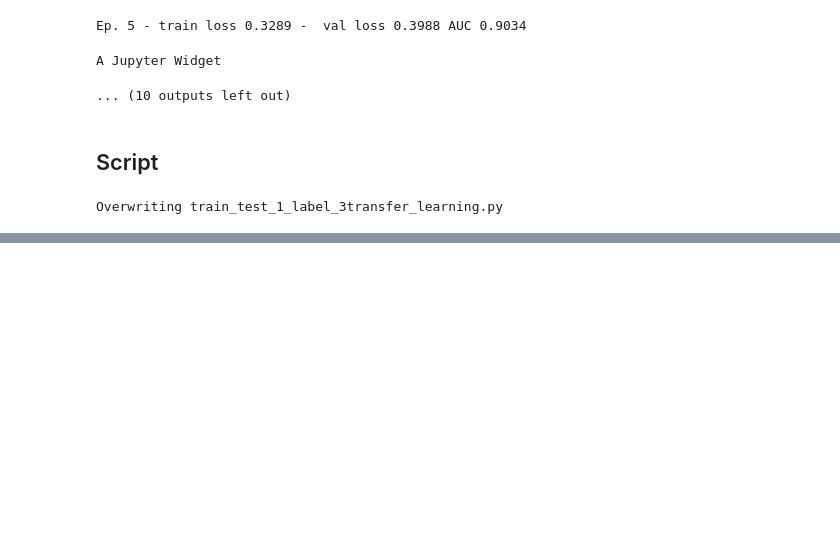
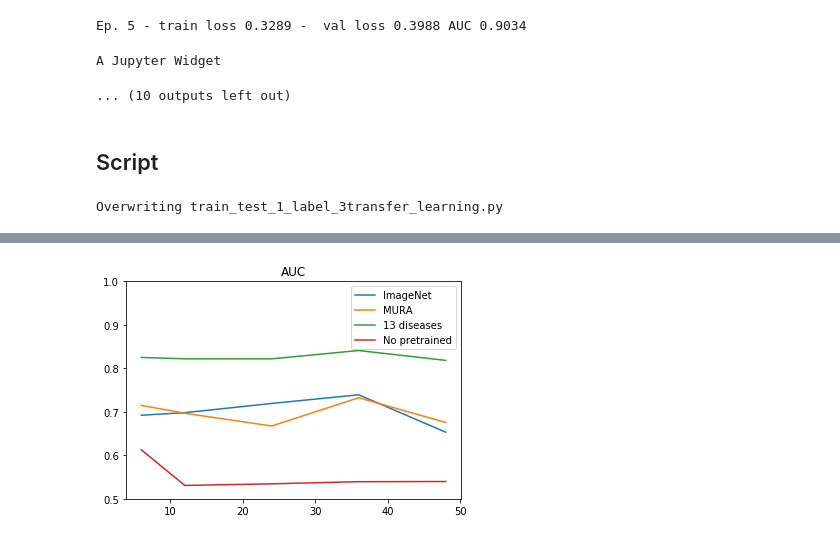
Before and after one commit to r0mer0m/DL-Medical-Images, a Jupyter notebook: 13-labels/pre-train 13 labels model.ipynb, the cells around one changed output, grey strips where cells are left out. Drawn from its saved outputs; the diff is of its cells as text; code cells hidden in the pictures; blank space fills up the shorter version.

```diff
--- a/13-labels/pre-train 13 labels model.ipynb
+++ b/13-labels/pre-train 13 labels model.ipynb
@@ -999,0 +1092,21 @@ Overwriting train_test_1_label_3transfer_learning.py
+# %%
+x = [6, 12, 24, 36, 48]
+with open('./data_plots/no_pretrained_small.json') as json_f:
+    no_pretrained = json.load(json_f)
+with open('./data_plots/imagenet_small.json') as json_f:
+    imagenet = json.load(json_f)
+with open('./data_plots/MURA_small.json') as json_f:
+    MURA = json.load(json_f)
+with open('./data_plots/13diseases_small.json') as json_f:
+    diseases13 = json.load(json_f)
+# %%
+plt.plot(x,imagenet['auc'], label="ImageNet")
+plt.plot(x,MURA['auc'], label="MURA")
+plt.plot(x,diseases13['auc'], label="13 diseases")
+plt.plot(x,no_pretrained['auc'], label="No pretrained")
+plt.legend()
+plt.ylim(.5,1)
+plt.title('AUC')
+plt.show()
+# %% [output]
+[figure, added]
```
Also changed, not shown: parts of 10 cells of this notebook, 2 other files.
